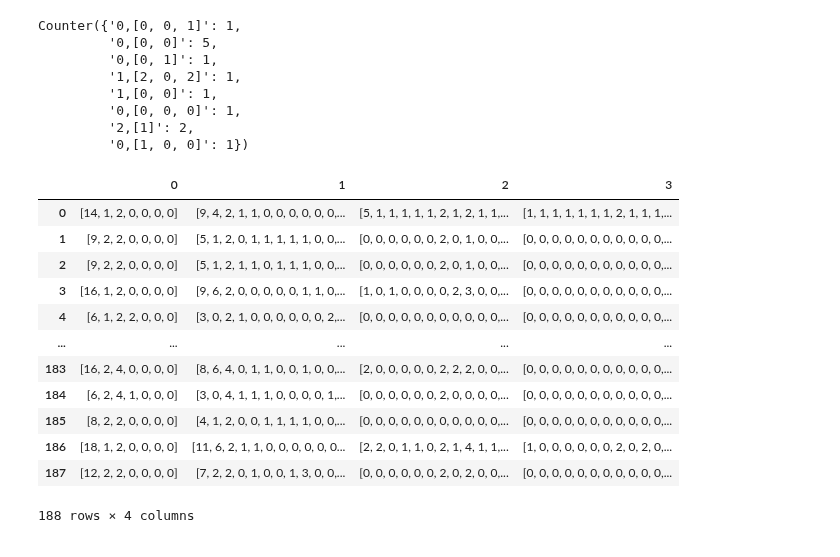
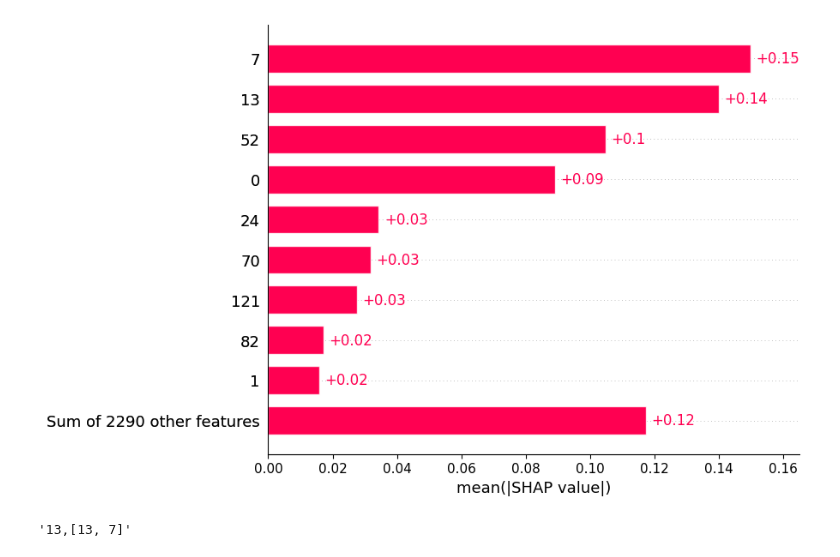
Before and after one commit to congrendai/MSc_Individual_Project, a Jupyter notebook: WL.ipynb, the cells around one changed output. Saved outputs shown, nothing was run; the diff lists cells and outputs as text; code cells hidden in the pictures.

```diff
--- a/WL.ipynb
+++ b/WL.ipynb
@@ -39,28 +7,3 @@ model.kernel.iter_dict[2]
-# %%
-from collections import Counter
-Counter(model.kernel.iter_dict[0][1])
-# %% [output]
-Counter({'0,[0, 0, 1]': 1,
-         '0,[0, 0]': 5,
-         '0,[0, 1]': 1,
-         '1,[2, 0, 2]': 1,
-         '1,[0, 0]': 1,
-         '0,[0, 0, 0]': 1,
-         '2,[1]': 2,
-         '0,[1, 0, 0]': 1})
-# %%
-model.WL_matrix
-# %% [output]
-|  | 0 | 1 | 2 | 3 |
-| 0 | [14, 1, 2, 0, 0, 0, 0] | [9, 4, 2, 1, 1, 0, 0, 0, 0, 0, 0,... | [5, 1, 1, 1, 1, 1, 2, 1, 2, 1, 1,... | [1, 1, 1, 1, 1, 1, 1, 2, 1, 1, 1,... |
-| 1 | [9, 2, 2, 0, 0, 0, 0] | [5, 1, 2, 0, 1, 1, 1, 1, 1, 0, 0,... | [0, 0, 0, 0, 0, 0, 2, 0, 1, 0, 0,... | [0, 0, 0, 0, 0, 0, 0, 0, 0, 0, 0,... |
-| 2 | [9, 2, 2, 0, 0, 0, 0] | [5, 1, 2, 1, 1, 0, 1, 1, 1, 0, 0,... | [0, 0, 0, 0, 0, 0, 2, 0, 1, 0, 0,... | [0, 0, 0, 0, 0, 0, 0, 0, 0, 0, 0,... |
-| 3 | [16, 1, 2, 0, 0, 0, 0] | [9, 6, 2, 0, 0, 0, 0, 0, 1, 1, 0,... | [1, 0, 1, 0, 0, 0, 0, 2, 3, 0, 0,... | [0, 0, 0, 0, 0, 0, 0, 0, 0, 0, 0,... |
-| 4 | [6, 1, 2, 2, 0, 0, 0] | [3, 0, 2, 1, 0, 0, 0, 0, 0, 0, 2,... | [0, 0, 0, 0, 0, 0, 0, 0, 0, 0, 0,... | [0, 0, 0, 0, 0, 0, 0, 0, 0, 0, 0,... |
-| ... | ... | ... | ... | ... |
-| 183 | [16, 2, 4, 0, 0, 0, 0] | [8, 6, 4, 0, 1, 1, 0, 0, 1, 0, 0,... | [2, 0, 0, 0, 0, 0, 2, 2, 2, 0, 0,... | [0, 0, 0, 0, 0, 0, 0, 0, 0, 0, 0,... |
-| 184 | [6, 2, 4, 1, 0, 0, 0] | [3, 0, 4, 1, 1, 1, 0, 0, 0, 0, 1,... | [0, 0, 0, 0, 0, 0, 2, 0, 0, 0, 0,... | [0, 0, 0, 0, 0, 0, 0, 0, 0, 0, 0,... |
-| 185 | [8, 2, 2, 0, 0, 0, 0] | [4, 1, 2, 0, 0, 1, 1, 1, 1, 0, 0,... | [0, 0, 0, 0, 0, 0, 0, 0, 0, 0, 0,... | [0, 0, 0, 0, 0, 0, 0, 0, 0, 0, 0,... |
-| 186 | [18, 1, 2, 0, 0, 0, 0] | [11, 6, 2, 1, 1, 0, 0, 0, 0, 0, 0... | [2, 2, 0, 1, 1, 0, 2, 1, 4, 1, 1,... | [1, 0, 0, 0, 0, 0, 0, 2, 0, 2, 0,... |
-| 187 | [12, 2, 2, 0, 0, 0, 0] | [7, 2, 2, 0, 1, 0, 0, 1, 3, 0, 0,... | [0, 0, 0, 0, 0, 0, 2, 0, 2, 0, 0,... | [0, 0, 0, 0, 0, 0, 0, 0, 0, 0, 0,... |
-188 rows × 4 columns
+# %%
+WL = WeisfeilerLehman(n_iter=5)
+WL_MUTAG = Model(WL, Dataset("MUTAG"), "xgboost")
@@ -66,0 +12,8 @@ model.WL_matrix
+# %%
+WL_MUTAG.bar_plot(max_display=10)
+# %% [output]
+[figure, added]
+# %%
+WL_MUTAG.WL_labels[82]
+# %% [output]
+'13,[13, 7]'
```
Also changed, not shown: parts of 6 cells of this notebook, 3 other files.
